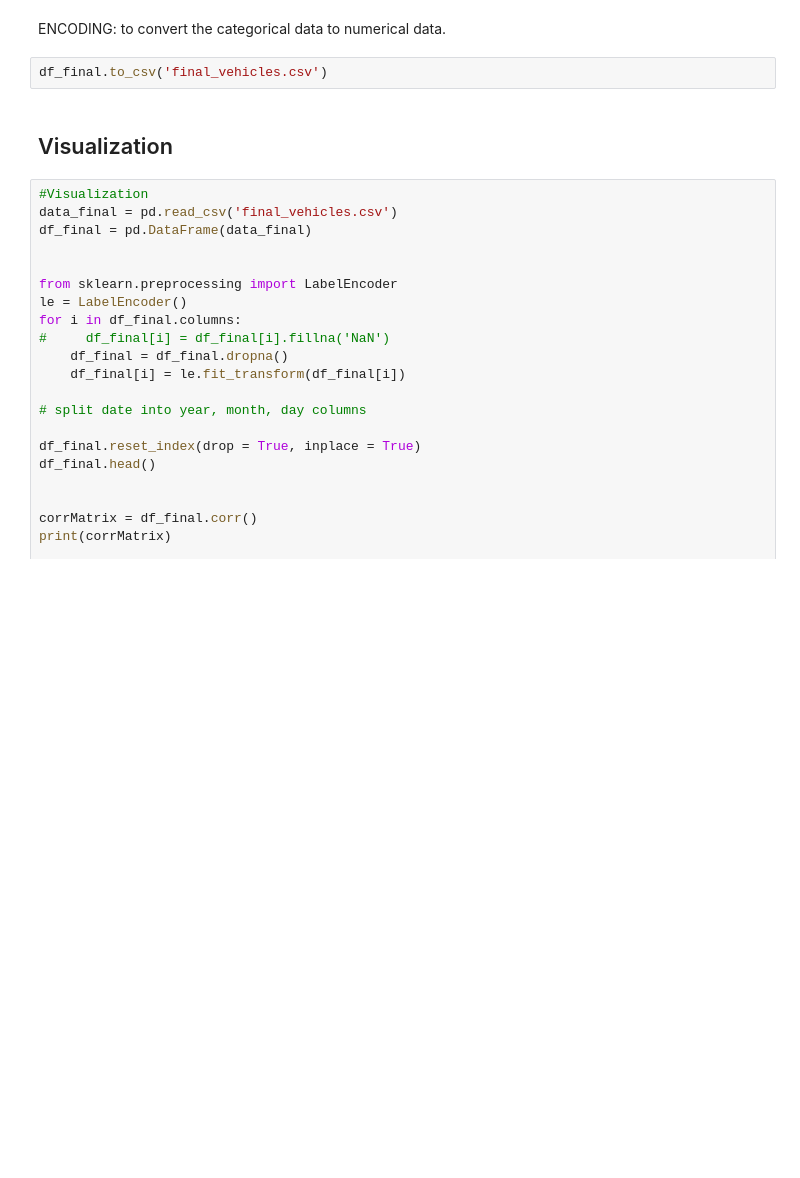
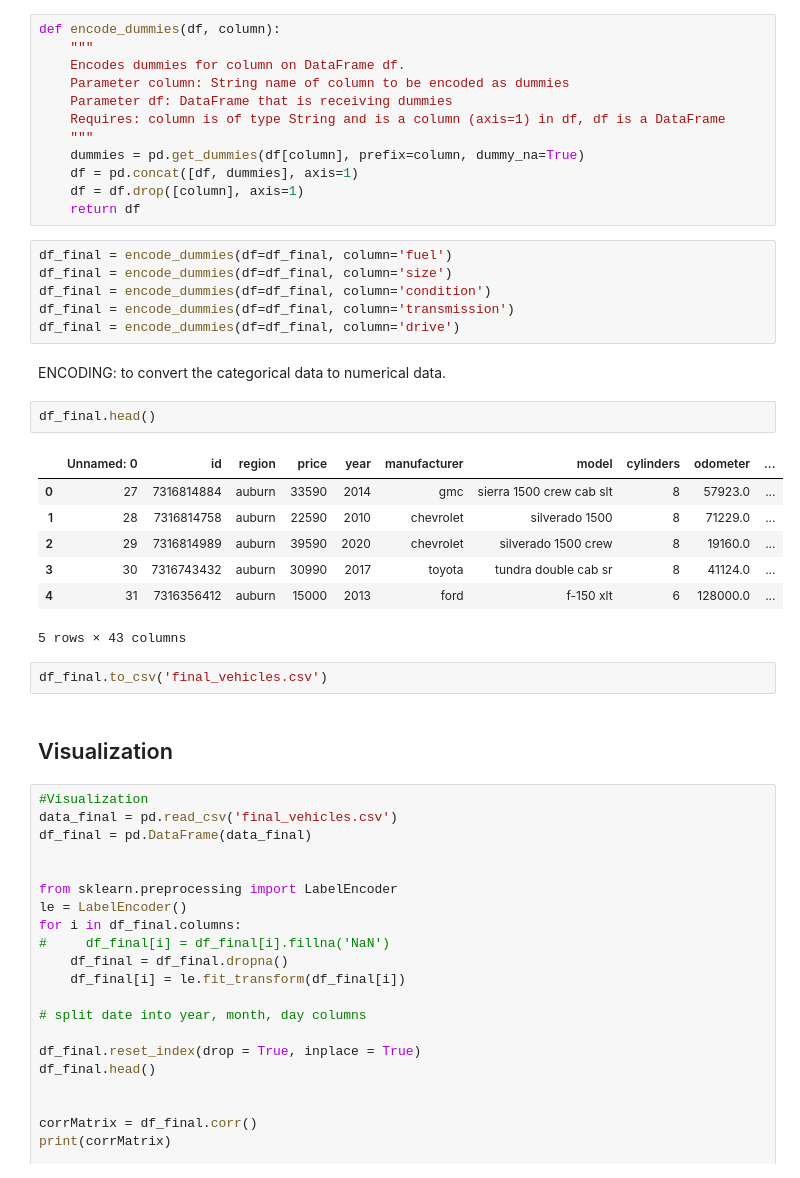
Before and after one commit to DylanTom/info-final-project, a Jupyter notebook: INFO 1998 Final Project.ipynb, the cells around one changed output. Saved outputs shown, nothing was run; the diff lists cells and outputs as text; blank space fills up the shorter version.

Commit message:
Add dummies

```diff
--- a/INFO 1998 Final Project.ipynb
+++ b/INFO 1998 Final Project.ipynb
@@ -278,5 +264,33 @@ df_fuel
+# %%
+def encode_dummies(df, column):
+    """
+    Encodes dummies for column on DataFrame df.
+    Parameter column: String name of column to be encoded as dummies
+    Parameter df: DataFrame that is receiving dummies
+    Requires: column is of type String and is a column (axis=1) in df, df is a DataFrame
+    """
+    dummies = pd.get_dummies(df[column], prefix=column, dummy_na=True)
+    df = pd.concat([df, dummies], axis=1)
+    df = df.drop([column], axis=1)
+    return df
+# %%
+df_final = encode_dummies(df=df_final, column='fuel')
+df_final = encode_dummies(df=df_final, column='size')
+df_final = encode_dummies(df=df_final, column='condition')
+df_final = encode_dummies(df=df_final, column='transmission')
+df_final = encode_dummies(df=df_final, column='drive')
 # %% [markdown]
 ENCODING: to convert the categorical data to numerical data.
+# %%
+df_final.head()
+# %% [output]
+|  | Unnamed: 0 | id | region | price | year | manufacturer | model | cylinders | odometer | ... |
+| 0 | 27 | 7316814884 | auburn | 33590 | 2014 | gmc | sierra 1500 crew cab slt | 8 | 57923.0 | ... |
+| 1 | 28 | 7316814758 | auburn | 22590 | 2010 | chevrolet | silverado 1500 | 8 | 71229.0 | ... |
+| 2 | 29 | 7316814989 | auburn | 39590 | 2020 | chevrolet | silverado 1500 crew | 8 | 19160.0 | ... |
+| 3 | 30 | 7316743432 | auburn | 30990 | 2017 | toyota | tundra double cab sr | 8 | 41124.0 | ... |
+| 4 | 31 | 7316356412 | auburn | 15000 | 2013 | ford | f-150 xlt | 6 | 128000.0 | ... |
+5 rows × 43 columns
 # %%
 df_final.to_csv('final_vehicles.csv')
 # %% [markdown]
```
Also changed, not shown: parts of 9 cells of this notebook, 2 other files.
